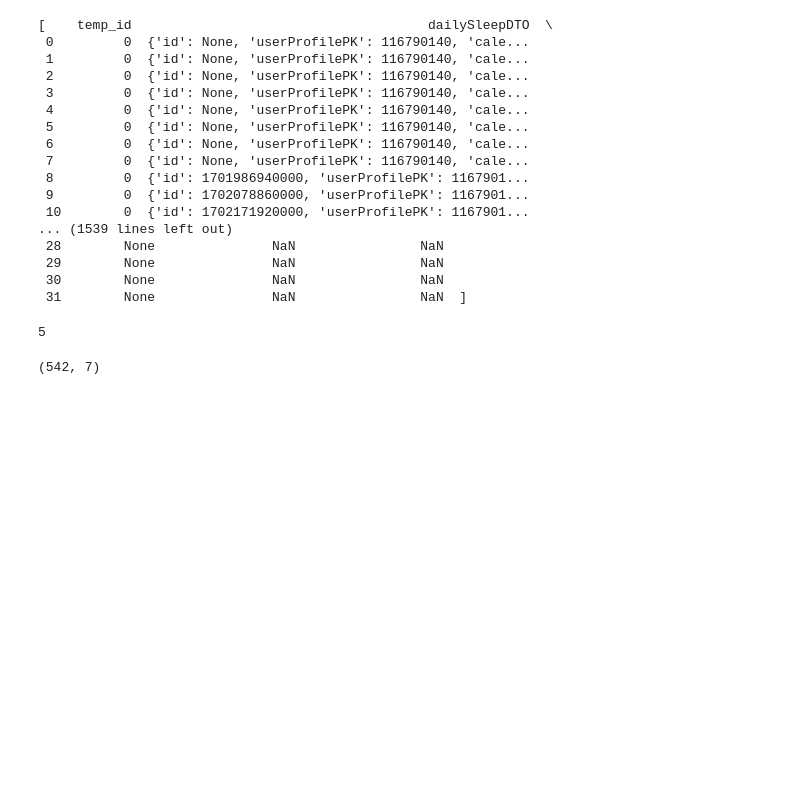
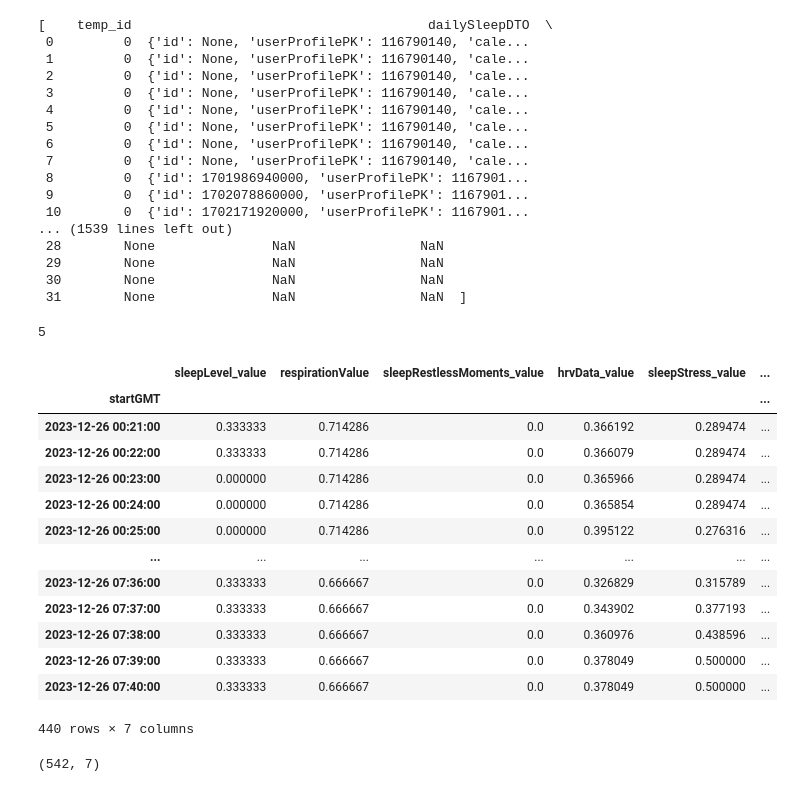
Before and after one commit to Lizoug/Garmin_Watch, a Jupyter notebook: autoencoder_Conv1D.ipynb, the cells around one changed output. Saved outputs shown, nothing was run; the diff lists cells and outputs as text; code cells hidden in the pictures; blank space fills up the shorter version.

```diff
--- a/autoencoder_Conv1D.ipynb
+++ b/autoencoder_Conv1D.ipynb
@@ -63,6 +65,23 @@ for num, df in enumerate(people_df):
 len(time_series_list)
 # %% [output]
 5
+# %%
+(time_series_list[4][20])
+# %% [output]
+|  | sleepLevel_value | respirationValue | sleepRestlessMoments_value | hrvData_value | sleepStress_value | ... |
+| startGMT |  |  |  |  |  | ... |
+| 2023-12-26 00:21:00 | 0.333333 | 0.714286 | 0.0 | 0.366192 | 0.289474 | ... |
+| 2023-12-26 00:22:00 | 0.333333 | 0.714286 | 0.0 | 0.366079 | 0.289474 | ... |
+| 2023-12-26 00:23:00 | 0.000000 | 0.714286 | 0.0 | 0.365966 | 0.289474 | ... |
+| 2023-12-26 00:24:00 | 0.000000 | 0.714286 | 0.0 | 0.365854 | 0.289474 | ... |
+| 2023-12-26 00:25:00 | 0.000000 | 0.714286 | 0.0 | 0.395122 | 0.276316 | ... |
+| ... | ... | ... | ... | ... | ... | ... |
+| 2023-12-26 07:36:00 | 0.333333 | 0.666667 | 0.0 | 0.326829 | 0.315789 | ... |
+| 2023-12-26 07:37:00 | 0.333333 | 0.666667 | 0.0 | 0.343902 | 0.377193 | ... |
+| 2023-12-26 07:38:00 | 0.333333 | 0.666667 | 0.0 | 0.360976 | 0.438596 | ... |
+| 2023-12-26 07:39:00 | 0.333333 | 0.666667 | 0.0 | 0.378049 | 0.500000 | ... |
+| 2023-12-26 07:40:00 | 0.333333 | 0.666667 | 0.0 | 0.378049 | 0.500000 | ... |
+440 rows × 7 columns
 # %%
 time_series_list[0][1].shape
 # %% [output]
```
Also changed, not shown: parts of 13 cells of this notebook.
